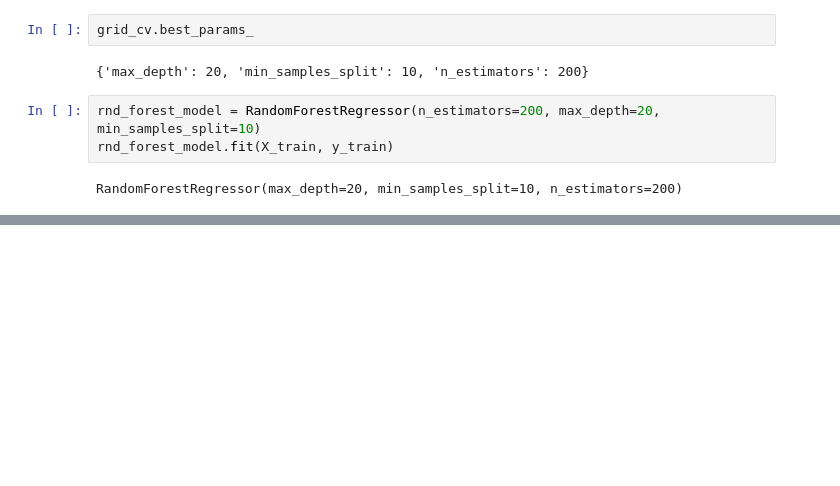
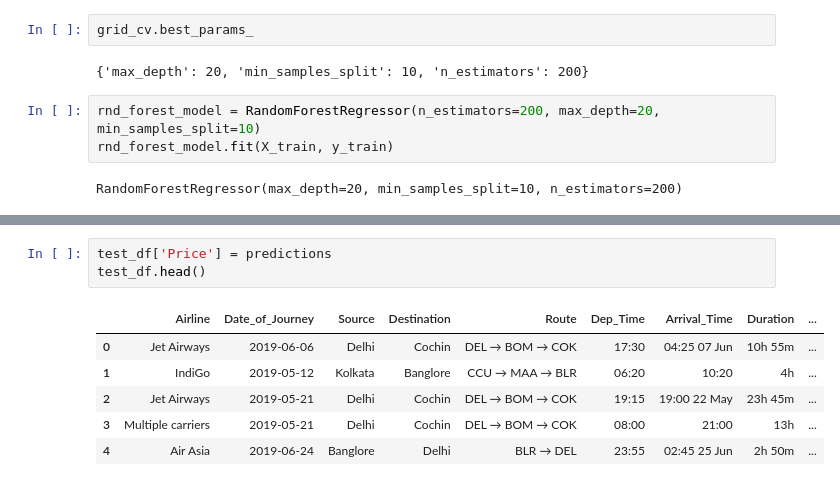
Before and after one commit to vinodvicki/Flight-Flare-predictions-, a Jupyter notebook: Untitled6.ipynb, the cells around one changed output, grey strips where cells are left out. Drawn from its saved outputs; the diff is of its cells as text; blank space fills up the shorter version.

```diff
--- a/Untitled6.ipynb
+++ b/Untitled6.ipynb
@@ -529,0 +620,10 @@ sns.distplot(y_test-y_pred)
+# %%
+test_df['Price'] = predictions
+test_df.head()
+# %% [output]
+|  | Airline | Date_of_Journey | Source | Destination | Route | Dep_Time | Arrival_Time | Duration | ... |
+| 0 | Jet Airways | 2019-06-06 | Delhi | Cochin | DEL → BOM → COK | 17:30 | 04:25 07 Jun | 10h 55m | ... |
+| 1 | IndiGo | 2019-05-12 | Kolkata | Banglore | CCU → MAA → BLR | 06:20 | 10:20 | 4h | ... |
+| 2 | Jet Airways | 2019-05-21 | Delhi | Cochin | DEL → BOM → COK | 19:15 | 19:00 22 May | 23h 45m | ... |
+| 3 | Multiple carriers | 2019-05-21 | Delhi | Cochin | DEL → BOM → COK | 08:00 | 21:00 | 13h | ... |
+| 4 | Air Asia | 2019-06-24 | Banglore | Delhi | BLR → DEL | 23:55 | 02:45 25 Jun | 2h 50m | ... |
```
Also changed, not shown: parts of 31 cells of this notebook.
